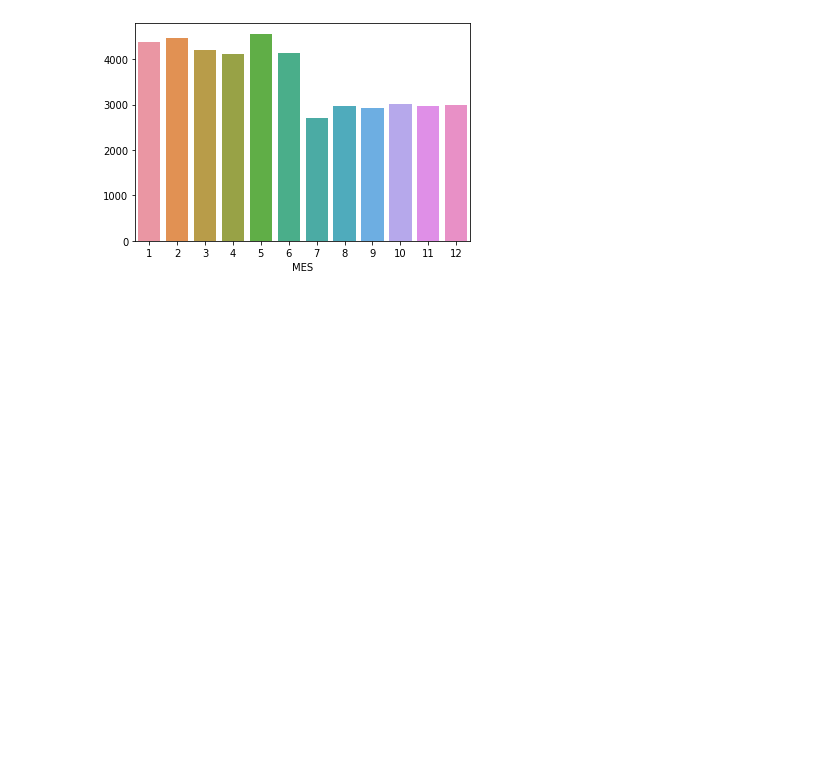
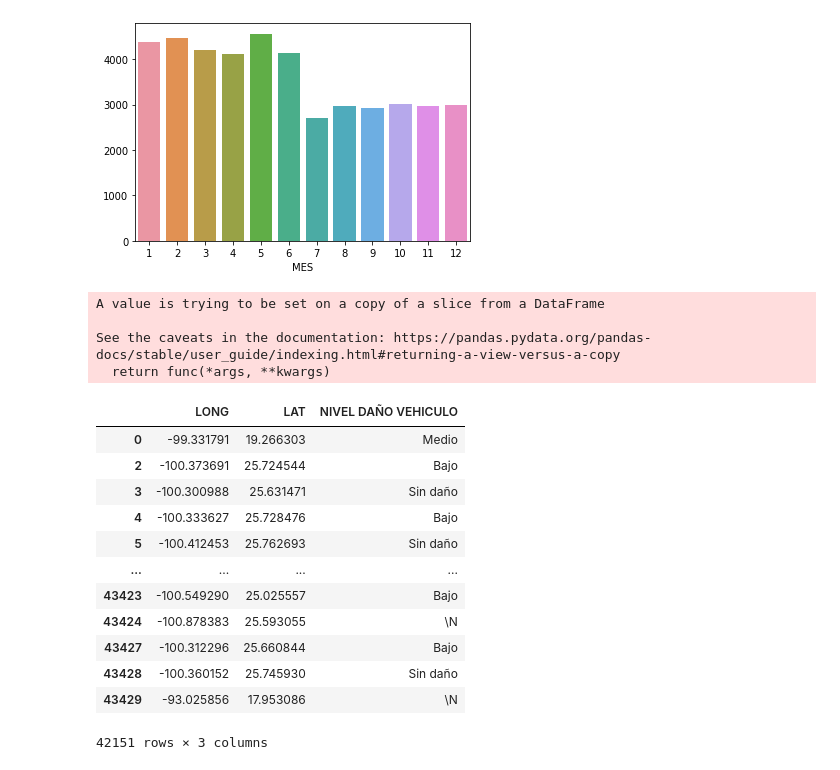
Before and after one commit to RamonPuon/Datlas-Analysis, a Jupyter notebook: data_analysis.ipynb, the cells around one changed output. Drawn from its saved outputs; the diff is of its cells as text; code cells hidden in the pictures; blank space fills up the shorter version.

```diff
--- a/data_analysis.ipynb
+++ b/data_analysis.ipynb
@@ -210,3 +226,26 @@ plt.ylabel("")
 # %% [output]
 Text(0, 0.5, '')
 [figure]
+# %%
+df_map = dataset[['LONG','LAT','NIVEL DAÑO VEHICULO']]
+# %%
+df_map.dropna(axis=0, inplace=True)
+df_map
+# %% [output]
+A value is trying to be set on a copy of a slice from a DataFrame
+
+See the caveats in the documentation: https://pandas.pydata.org/pandas-docs/stable/user_guide/indexing.html#returning-a-view-versus-a-copy
+  return func(*args, **kwargs)
+|  | LONG | LAT | NIVEL DAÑO VEHICULO |
+| 0 | -99.331791 | 19.266303 | Medio |
+| 2 | -100.373691 | 25.724544 | Bajo |
+| 3 | -100.300988 | 25.631471 | Sin daño |
+| 4 | -100.333627 | 25.728476 | Bajo |
+| 5 | -100.412453 | 25.762693 | Sin daño |
+| ... | ... | ... | ... |
+| 43423 | -100.549290 | 25.025557 | Bajo |
+| 43424 | -100.878383 | 25.593055 | \N |
+| 43427 | -100.312296 | 25.660844 | Bajo |
+| 43428 | -100.360152 | 25.745930 | Sin daño |
+| 43429 | -93.025856 | 17.953086 | \N |
+42151 rows × 3 columns
```
Also changed, not shown: parts of 3 cells of this notebook, 1 other file.
